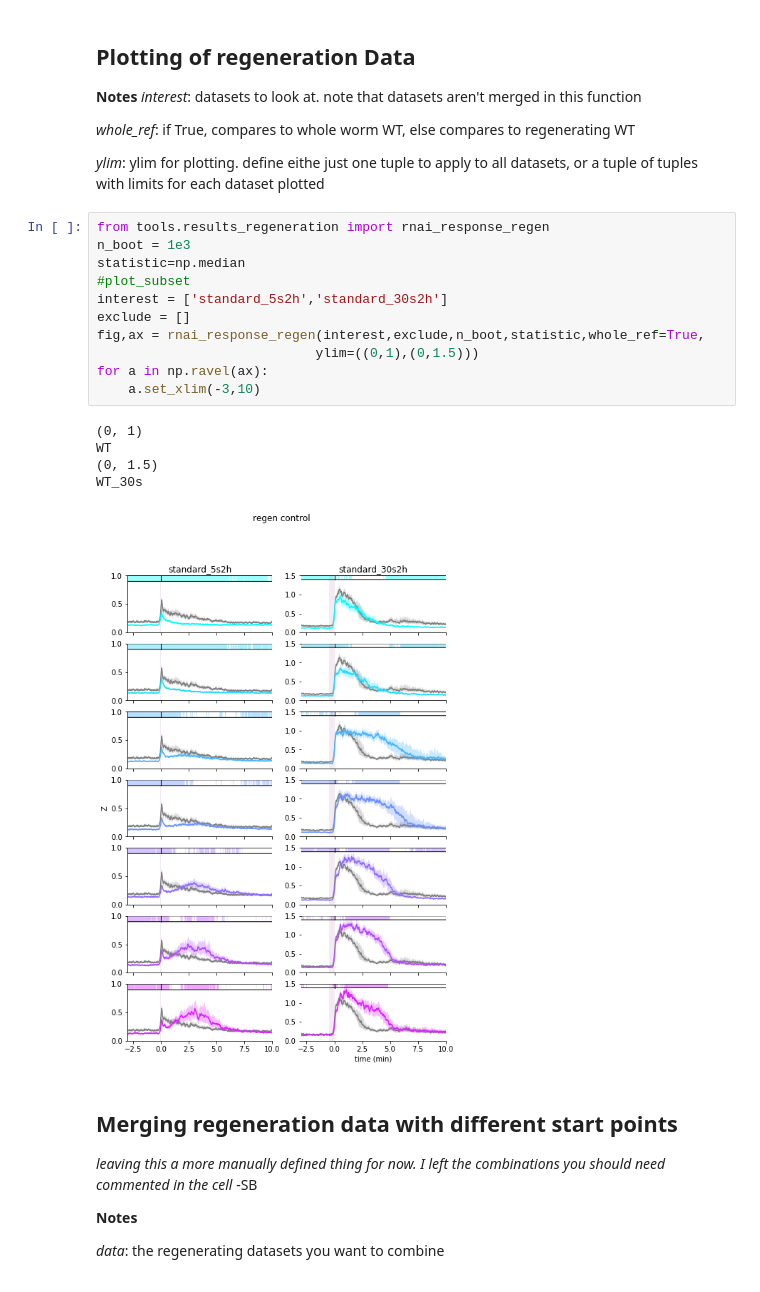
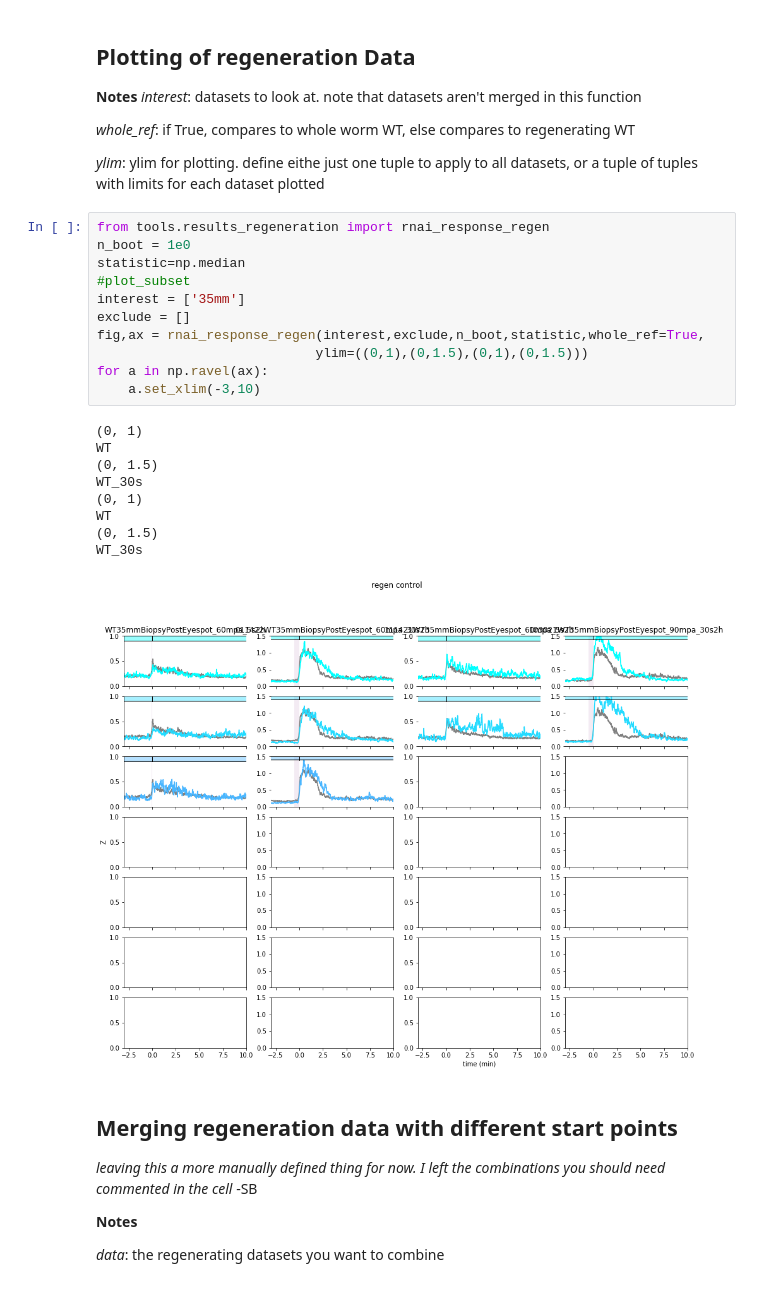
Before and after one commit to samuelbray32/behavior-lite, a Jupyter notebook: publication_regeneration.ipynb, the cells around one changed output. Drawn from its saved outputs; the diff is of its cells as text.

```diff
--- a/publication_regeneration.ipynb
+++ b/publication_regeneration.ipynb
@@ -17,21 +17,25 @@ _whole_ref_: if True, compares to whole worm WT, else compares to regenerating W
 _ylim_: ylim for plotting. define eithe just one tuple to apply to all datasets, or a tuple of tuples with limits for each dataset plotted
 # %%
 from tools.results_regeneration import rnai_response_regen
-n_boot = 1e3
+n_boot = 1e0
 statistic=np.median
 #plot_subset
-interest = ['standard_5s2h','standard_30s2h']
+interest = ['35mm']
 exclude = []
 fig,ax = rnai_response_regen(interest,exclude,n_boot,statistic,whole_ref=True,
-                            ylim=((0,1),(0,1.5)))
+                            ylim=((0,1),(0,1.5),(0,1),(0,1.5)))
 for a in np.ravel(ax):
     a.set_xlim(-3,10)
 # %% [output]
 (0, 1)
 WT
 (0, 1.5)
 WT_30s
+(0, 1)
+WT
+(0, 1.5)
+WT_30s
-[figure, old version]
+[figure, new version]
 # %% [markdown]
 ## Merging regeneration data with different start points
 
```
Also changed, not shown: parts of 3 cells of this notebook, 1 other file.
